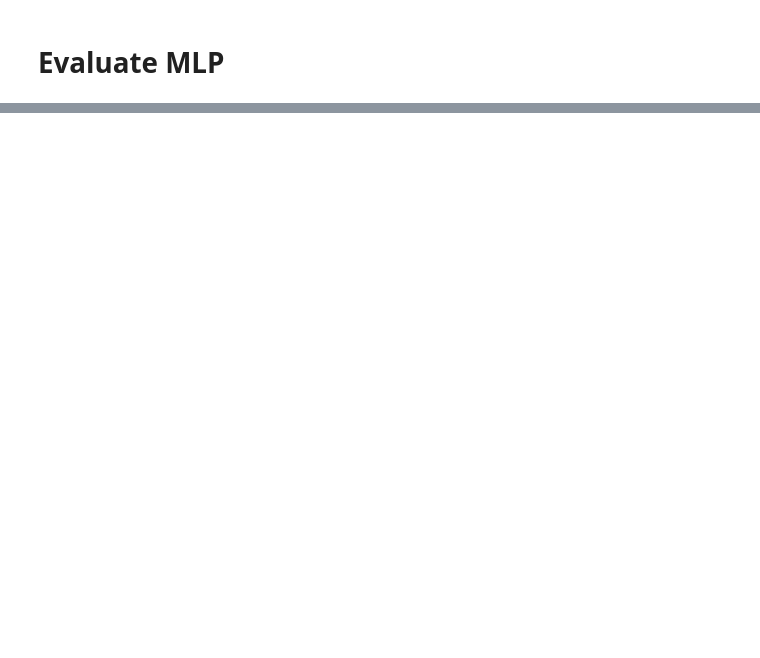
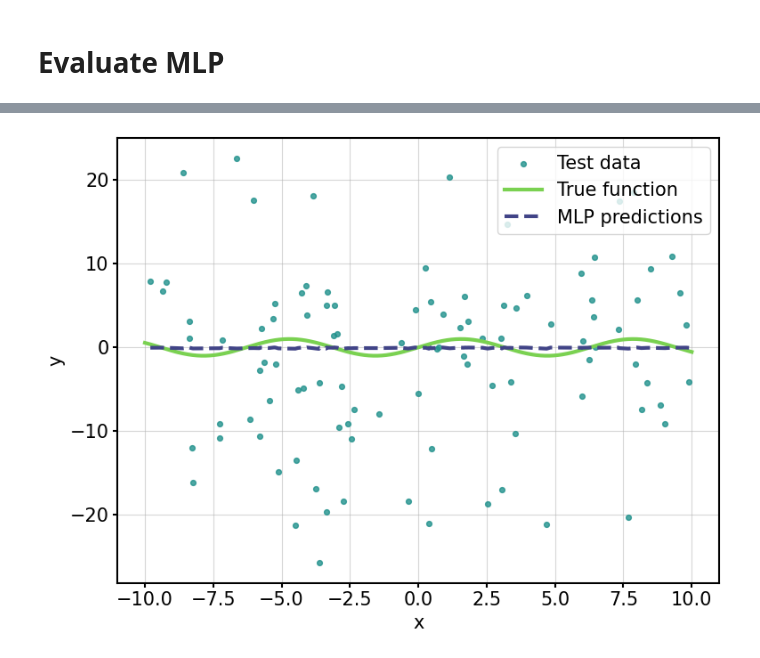
Before and after one commit to zeshenbao/KAN-Kolmogorov-Arnold-Networks, a Jupyter notebook: evaluate_models.ipynb, the cells around one changed output, grey strips where cells are left out. Saved outputs shown, nothing was run; the diff lists cells and outputs as text; code cells hidden in the pictures; blank space fills up the shorter version.

```diff
--- a/evaluate_models.ipynb
+++ b/evaluate_models.ipynb
@@ -397,15 +207,17 @@ opt_params_MLP = grid_search.best_params_
 # %%
 # evaluate KAN with optimal params
-mlp_model = MLP(input_size=opt_params_MLP['mlp__input_size'], hidden_sizes=opt_params_MLP['mlp__hidden_size'], output_size=opt_params_MLP['mlp__output_size'])
+mlp_model = MLP(input_size=opt_params_MLP['mlp__input_size'], hidden_sizes=opt_params_MLP['mlp__hidden_size'], output_size=opt_params_MLP['mlp__output_size'],result_path=f"./results/MLP/{function_folder}")
 mlp_model.load_data(tensors, deepmimo=deepmimo)
 loss_data_MLP, time_elapsed_MLP = mlp_model.fit(mlp_model.X_train, mlp_model.y_train, n_epochs=100, cross_validation=False, deepmimo=deepmimo)
 y_preds_MLP = mlp_model.predict(mlp_model.X_test,eval=True)
 # %%
 # plot predictions
 if deepmimo:
-    mlp_model.plot_deepmimo(data=tensors, y_preds=y_preds_MLP['preds'], type_='test', save=False)
+    mlp_model.plot_deepmimo(data=tensors, y_preds=y_preds_MLP['preds'], type_='test', save=True)
 else:
-    mlp_model.plot_prediction(data=tensors, y_preds=y_preds_MLP['preds'], type_='test', save=False)
+    mlp_model.plot_prediction(data=tensors, y_preds=y_preds_MLP['preds'], type_='test', save=True)
+# %% [output]
+[figure, added]
 # %%
 # plot loss
 
```
Also changed, not shown: parts of 8 cells of this notebook, 58 other files.
